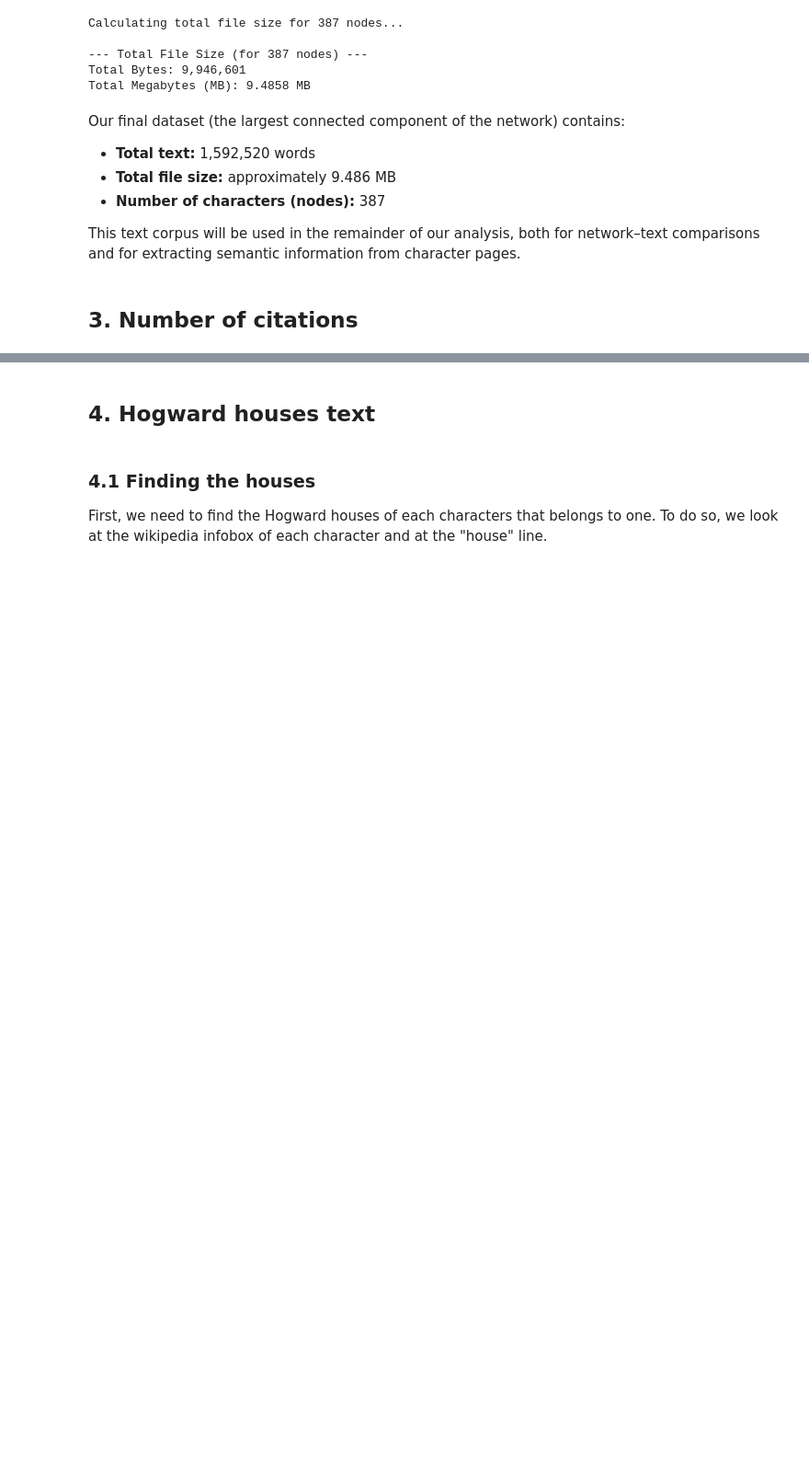
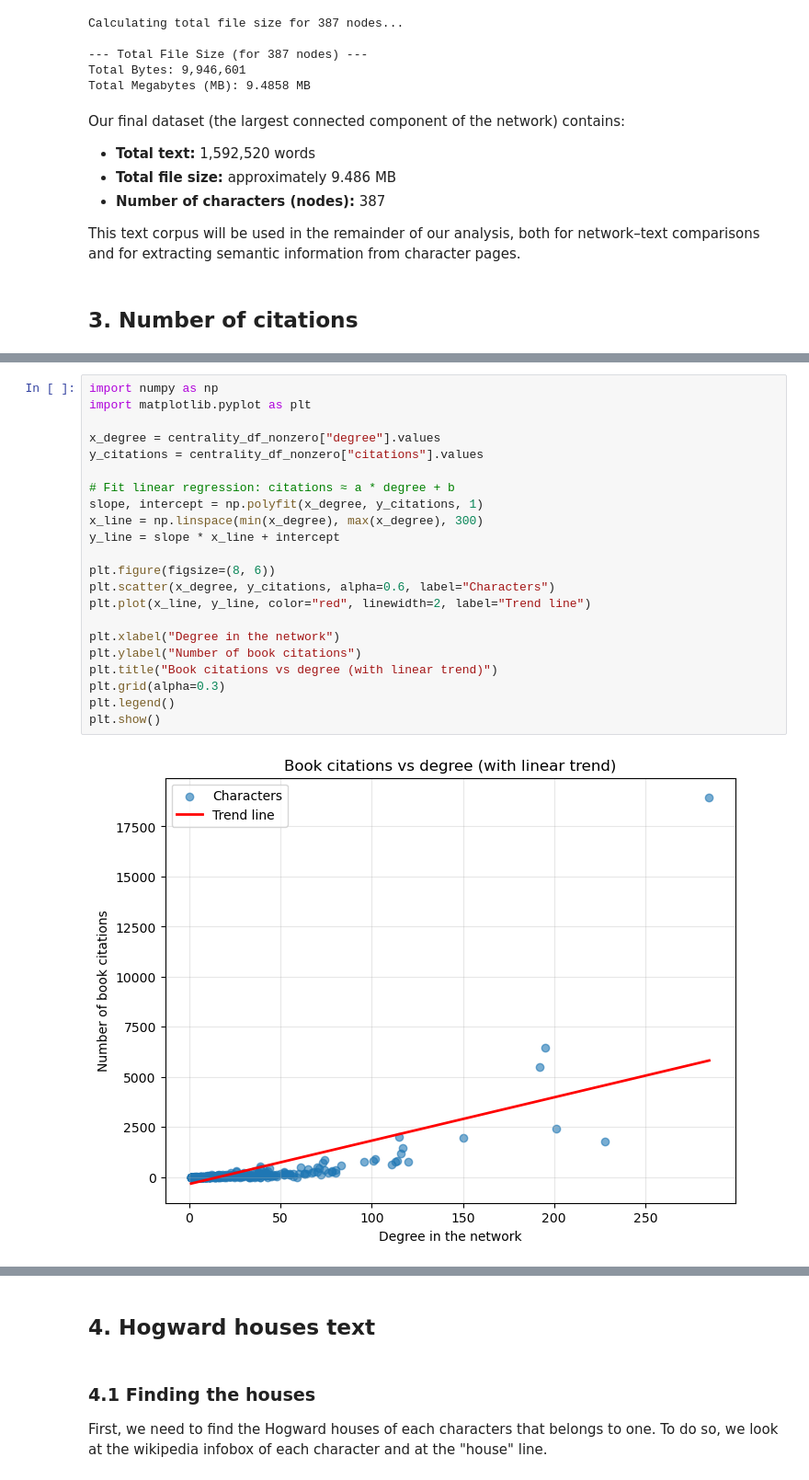
Before and after one commit to EricBrevilliers/Harry_Potter_Graph, a Jupyter notebook: Explainer_Notebook.ipynb, the cells around one changed output, grey strips where cells are left out. Shown at 92% size. Saved outputs shown, nothing was run; the diff lists cells and outputs as text; blank space fills up the shorter version.

```diff
--- a/Explainer_Notebook.ipynb
+++ b/Explainer_Notebook.ipynb
@@ -346,0 +489,24 @@ This text corpus will be used in the remainder of our analysis, both for network
+# %%
+import numpy as np
+import matplotlib.pyplot as plt
+
+x_degree = centrality_df_nonzero["degree"].values
+y_citations = centrality_df_nonzero["citations"].values
+
+# Fit linear regression: citations ≈ a * degree + b
+slope, intercept = np.polyfit(x_degree, y_citations, 1)
+x_line = np.linspace(min(x_degree), max(x_degree), 300)
+y_line = slope * x_line + intercept
+
+plt.figure(figsize=(8, 6))
+plt.scatter(x_degree, y_citations, alpha=0.6, label="Characters")
+plt.plot(x_line, y_line, color="red", linewidth=2, label="Trend line")
+
+plt.xlabel("Degree in the network")
+plt.ylabel("Number of book citations")
+plt.title("Book citations vs degree (with linear trend)")
+plt.grid(alpha=0.3)
+plt.legend()
+plt.show()
+# %% [output]
+[figure, added]
```
Also changed, not shown: parts of 24 cells of this notebook.
